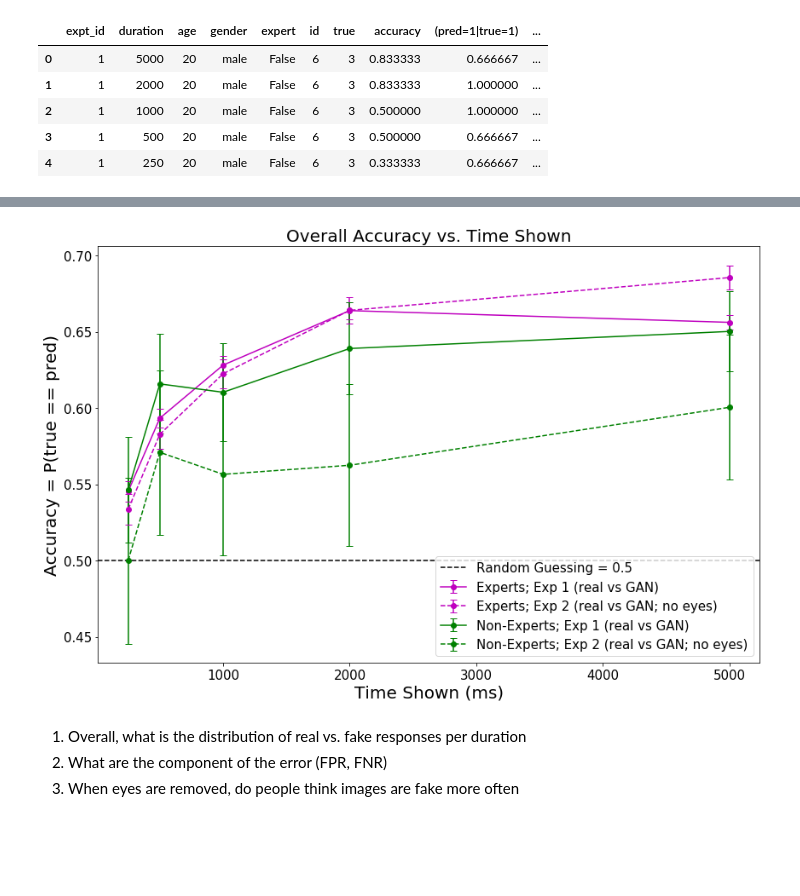
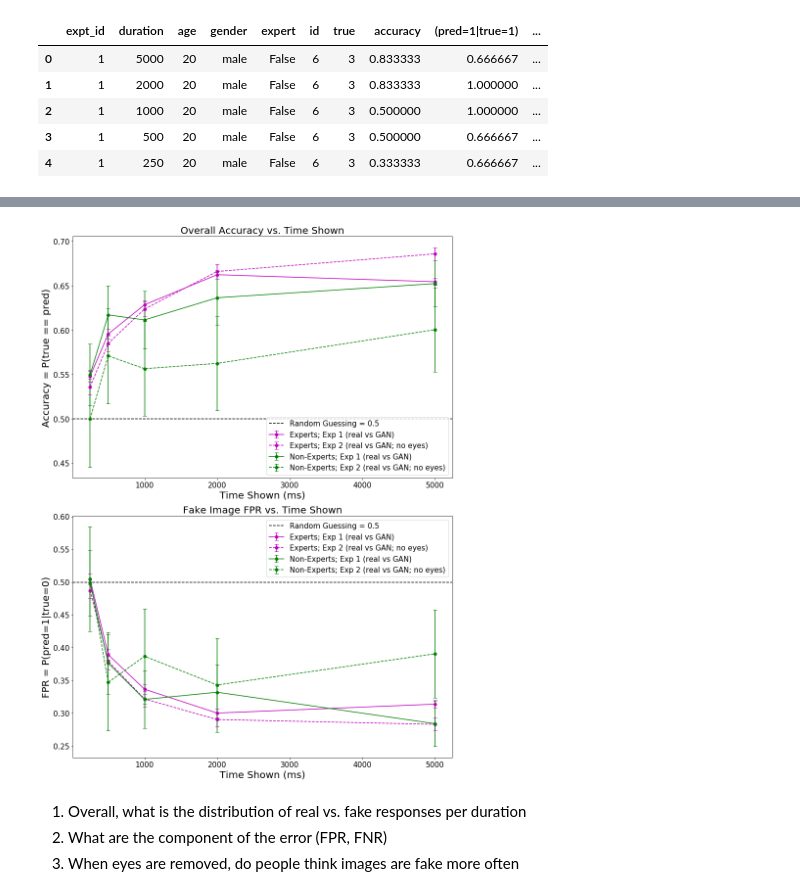
Before and after one commit to k-weng/6861-face, a Jupyter notebook: face-analysis.ipynb, the cells around one changed output, grey strips where cells are left out. Cells and saved outputs as stored; diff of their text form; code cells hidden in the pictures; blank space fills up the shorter version.

```diff
--- a/face-analysis.ipynb
+++ b/face-analysis.ipynb
@@ -12,6 +12,7 @@ df['(true=1,pred=0)'] = (df.true == 1) &  (df.pred == 0)
 df['(true=0,pred=1)'] = (df.true == 0) &  (df.pred == 1)
 df['(true=0,pred=0)'] = (df.true == 0) &  (df.pred == 0)
 df['expert'] = df.index >= 6516
+df = df[df.gender.isin(['male', 'female'])]
 
 df[:6]
 # %% [output]
@@ -80,10 +85,10 @@ indiv_df = df.groupby(by=lambda x: x//6, axis=0).agg({
 
 
 indiv_df['accuracy'] = indiv_df.correct
-indiv_df['(pred=1|true=1)'] = indiv_df['(true=1,pred=1)'] / 3.
-indiv_df['(pred=0|true=1)'] = indiv_df['(true=1,pred=0)'] / 3.
-indiv_df['(pred=1|true=0)'] = indiv_df['(true=0,pred=1)'] / 3.
-indiv_df['(pred=0|true=0)'] = indiv_df['(true=0,pred=0)'] / 3.
+indiv_df['(pred=1|true=1)'] = indiv_df['(true=1,pred=1)'] / indiv_df['true']
+indiv_df['(pred=0|true=1)'] = indiv_df['(true=1,pred=0)'] / indiv_df['true']
+indiv_df['(pred=1|true=0)'] = indiv_df['(true=0,pred=1)'] / (6 - indiv_df['true'])
+indiv_df['(pred=0|true=0)'] = indiv_df['(true=0,pred=0)'] / (6 - indiv_df['true'])
 
 indiv_df = indiv_df[[
     'expt_id',
@@ -158,51 +169,51 @@ indiv_expert_results
 # %%
-fig = plt.figure(figsize=(12,8))
+fig = plt.figure(figsize=(12,16))
 fs = 20
 tfs = 15
-ax1 = fig.add_subplot(111)
+ax1 = fig.add_subplot(211)
 ax1.set_title("Overall Accuracy vs. Time Shown", fontsize=fs)
 ax1.set_xlabel("Time Shown (ms)", fontsize=fs)
 ax1.set_ylabel("Accuracy = P(true == pred)", fontsize=fs)
-# ax2 = fig.add_subplot(111)
-# ax2.set_title("Fake Image FPR vs. Time Shown", fontsize=fs)
-# ax2.set_xlabel("Time Shown (ms)", fontsize=fs)
-# ax2.set_ylabel("FPR = P(pred=1|true=0)", fontsize=fs)
+ax2 = fig.add_subplot(212)
+ax2.set_title("Fake Image FPR vs. Time Shown", fontsize=fs)
+ax2.set_xlabel("Time Shown (ms)", fontsize=fs)
+ax2.set_ylabel("FPR = P(pred=1|true=0)", fontsize=fs)
 
 id_map = [
     (1, "Experts; Exp 1 (real vs GAN)", "m", "-", True),
     (2, "Experts; Exp 2 (real vs GAN; no eyes)", "m", "--", True),
     (1, "Non-Experts; Exp 1 (real vs GAN)", "g", "-", False),
     (2, "Non-Experts; Exp 2 (real vs GAN; no eyes)", "g", "--", False)
 ]
 
 for (expt_id, label, color, linestyle, expert)  in id_map:
     exp_data = indiv_expert_results[(indiv_expert_results.expt_id == expt_id) & (indiv_expert_results.expert == expert)]
     ax1.errorbar(exp_data.duration, exp_data['accuracy'], yerr=exp_data['accuracy_conf'],
                  color=color, linestyle=linestyle, marker='o', label=label, capsize=4)
-#     ax2.errorbar(exp_data.duration, exp_data['(pred=1|true=0)'], yerr=exp_data['(pred=1|true=0)_conf'],
-#                  color=color, linestyle=linestyle, marker='o', label=label, capsize=4)
+    ax2.errorbar(exp_data.duration, exp_data['(pred=1|true=0)'], yerr=exp_data['(pred=1|true=0)_conf'],
+                 color=color, linestyle=linestyle, marker='o', label=label, capsize=4)
 
 #     exp_data = results[results.expt_id == expt_id]
 #     ax1.plot(exp_data.duration, exp_data.accuracy, color=color, linestyle=linestyle, marker='o', label=label)
 #     ax2.plot(exp_data.duration, exp_data['(pred=1|true=0)'], color=color, linestyle=linestyle, marker='o', label=label)
 
 #     print (exp_data.accuracy)
 
 ax1.axhline(y=0.5, color="k", linestyle="--", label="Random Guessing = 0.5")
 ax1.legend(loc=0, fontsize=tfs)
 ax1.xaxis.set_tick_params(labelsize=tfs)
 ax1.yaxis.set_tick_params(labelsize=tfs)
 
-# ax2.axhline(y=0.5, color="k", linestyle="--", label="Random Guessing = 0.5")
-# ax2.legend(loc=0, fontsize=tfs)
-# ax2.xaxis.set_tick_params(labelsize=tfs)
-# ax2.yaxis.set_tick_params(labelsize=tfs)
+ax2.axhline(y=0.5, color="k", linestyle="--", label="Random Guessing = 0.5")
+ax2.legend(loc=0, fontsize=tfs)
+ax2.xaxis.set_tick_params(labelsize=tfs)
+ax2.yaxis.set_tick_params(labelsize=tfs)
 
 # fig.savefig('overall_acc.png')
 plt.tight_layout()
 plt.show()
 # %% [output]
-[figure, old version]
+[figure, new version]
 # %% [markdown]
 1) Overall, what is the distribution of real vs. fake responses per duration
 2) What are the component of the error (FPR, FNR)
```
Also changed, not shown: parts of 9 cells of this notebook, 2 other files.
